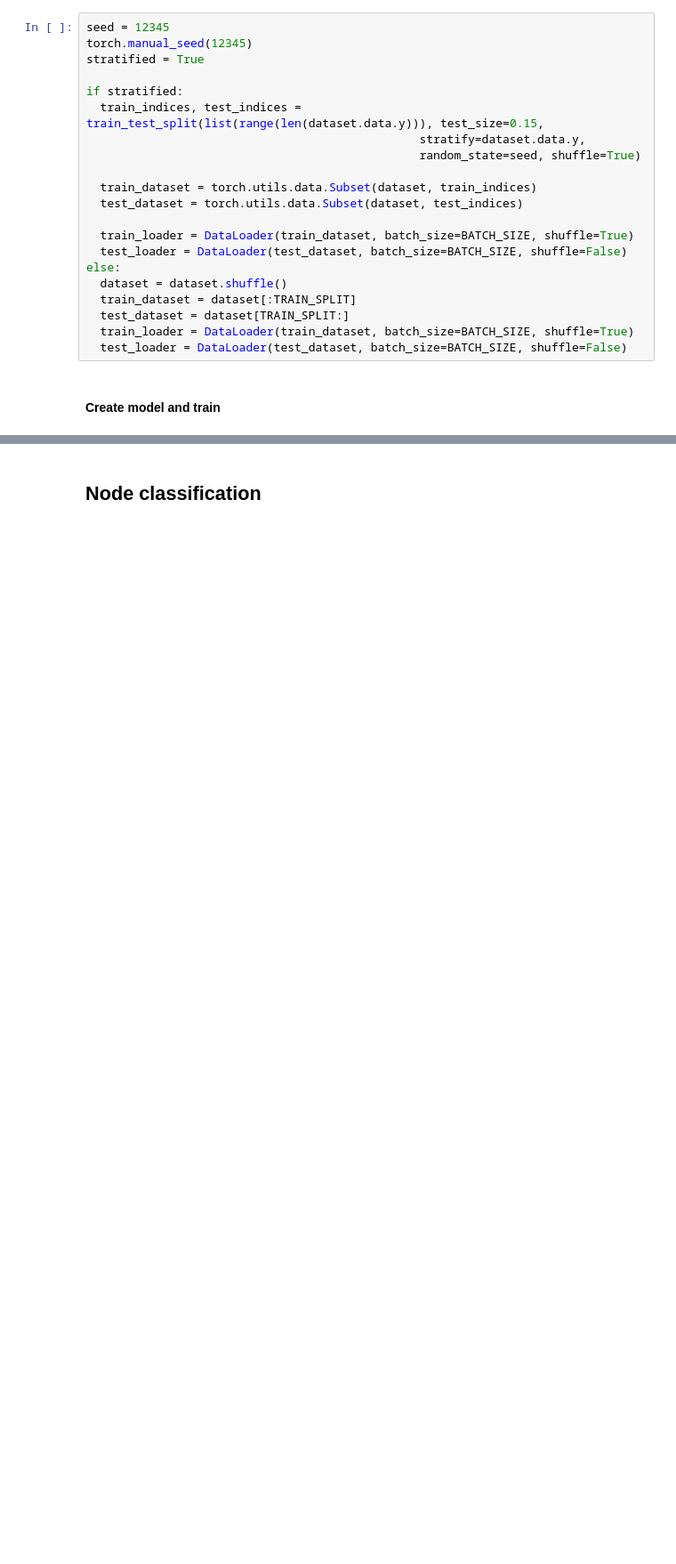
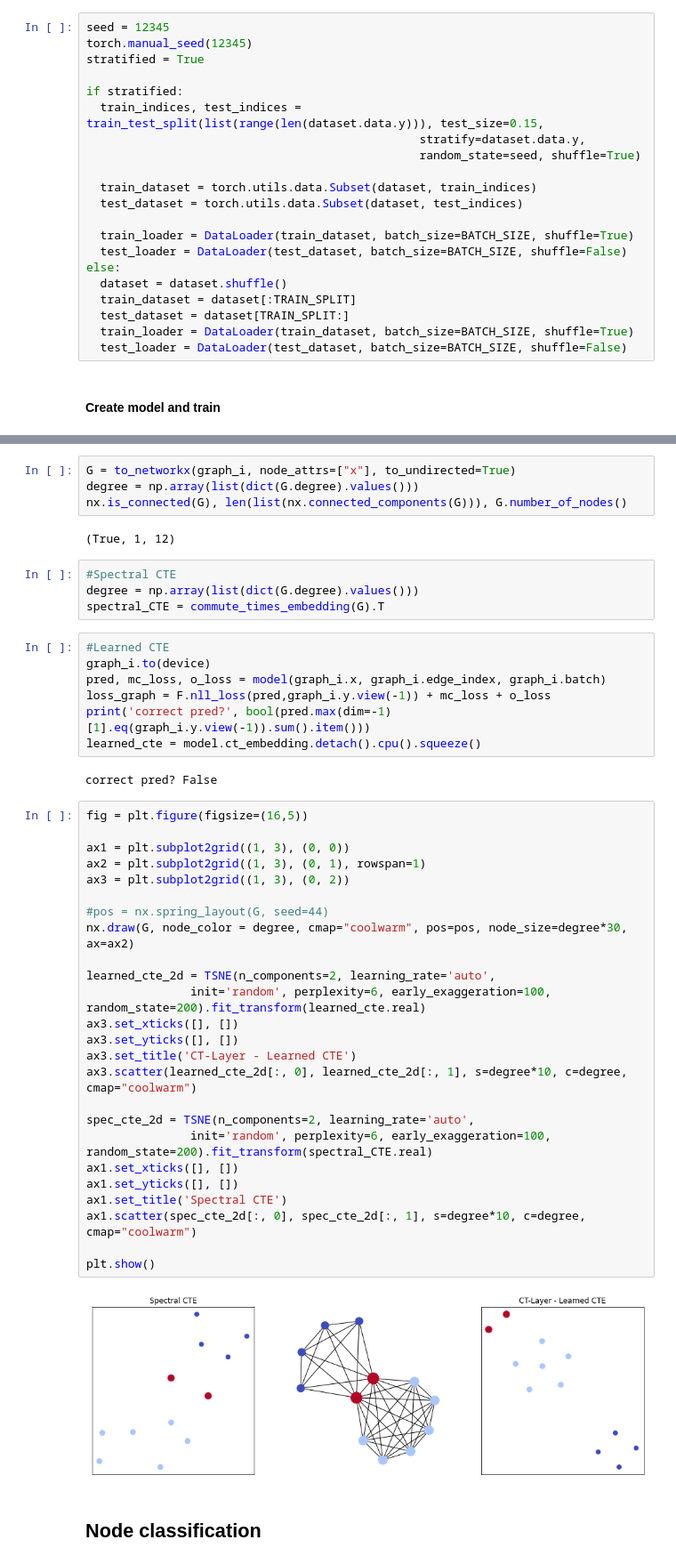
Before and after one commit to ellisalicante/GraphRewiring-Tutorial, a Jupyter notebook: 3-Inductive-Rewiring-CTLayer.ipynb, the cells around one changed output, grey strips where cells are left out. Shown at 89% size. Cells and saved outputs as stored; diff of their text form; blank space fills up the shorter version.

```diff
--- a/3-Inductive-Rewiring-CTLayer.ipynb
+++ b/3-Inductive-Rewiring-CTLayer.ipynb
@@ -344,2 +623,48 @@ Epoch: 099, Train Acc: 0.7012, Test Acc: 0.7400
+# %%
+G = to_networkx(graph_i, node_attrs=["x"], to_undirected=True)
+degree = np.array(list(dict(G.degree).values()))
+nx.is_connected(G), len(list(nx.connected_components(G))), G.number_of_nodes()
+# %% [output]
+(True, 1, 12)
+# %%
+#Spectral CTE
+degree = np.array(list(dict(G.degree).values()))
+spectral_CTE = commute_times_embedding(G).T
+# %%
+#Learned CTE
+graph_i.to(device)
+pred, mc_loss, o_loss = model(graph_i.x, graph_i.edge_index, graph_i.batch)
+loss_graph = F.nll_loss(pred,graph_i.y.view(-1)) + mc_loss + o_loss
+print('correct pred?', bool(pred.max(dim=-1)[1].eq(graph_i.y.view(-1)).sum().item()))
+learned_cte = model.ct_embedding.detach().cpu().squeeze()
+# %% [output]
+correct pred? False
+# %%
+fig = plt.figure(figsize=(16,5))
+
+ax1 = plt.subplot2grid((1, 3), (0, 0))
+ax2 = plt.subplot2grid((1, 3), (0, 1), rowspan=1)
+ax3 = plt.subplot2grid((1, 3), (0, 2))
+
+#pos = nx.spring_layout(G, seed=44)
+nx.draw(G, node_color = degree, cmap="coolwarm", pos=pos, node_size=degree*30, ax=ax2)
+
+learned_cte_2d = TSNE(n_components=2, learning_rate='auto',
+               init='random', perplexity=6, early_exaggeration=100, random_state=200).fit_transform(learned_cte.real)
+ax3.set_xticks([], [])
+ax3.set_yticks([], [])
+ax3.set_title('CT-Layer - Learned CTE')
+ax3.scatter(learned_cte_2d[:, 0], learned_cte_2d[:, 1], s=degree*10, c=degree, cmap="coolwarm")
+
+spec_cte_2d = TSNE(n_components=2, learning_rate='auto',
+               init='random', perplexity=6, early_exaggeration=100, random_state=200).fit_transform(spectral_CTE.real)
+ax1.set_xticks([], [])
+ax1.set_yticks([], [])
+ax1.set_title('Spectral CTE')
+ax1.scatter(spec_cte_2d[:, 0], spec_cte_2d[:, 1], s=degree*10, c=degree, cmap="coolwarm")
+
+plt.show()
+# %% [output]
+[figure, added]
 # %% [markdown]
 ## Node classification
```
Also changed, not shown: parts of 30 cells of this notebook.
